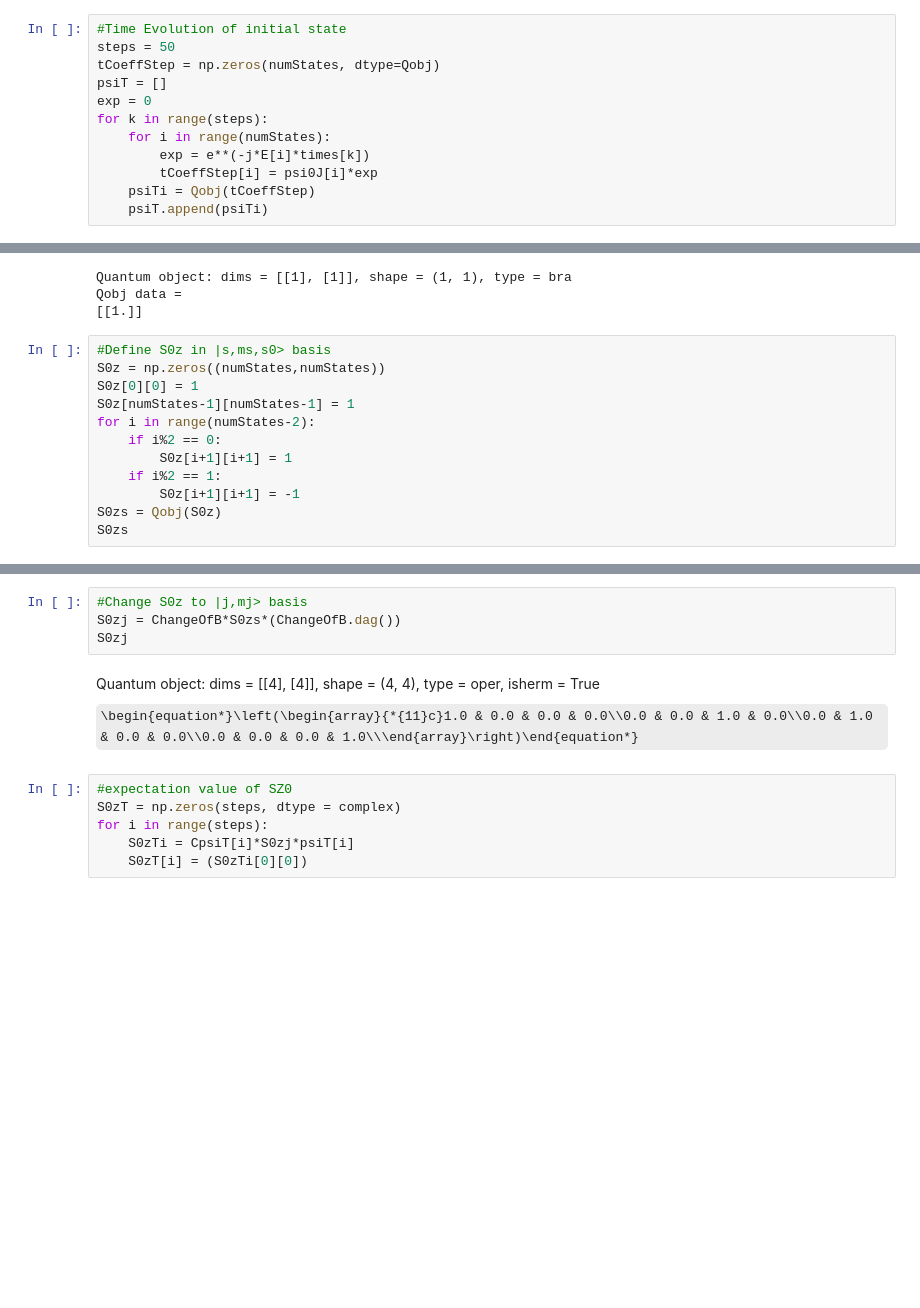
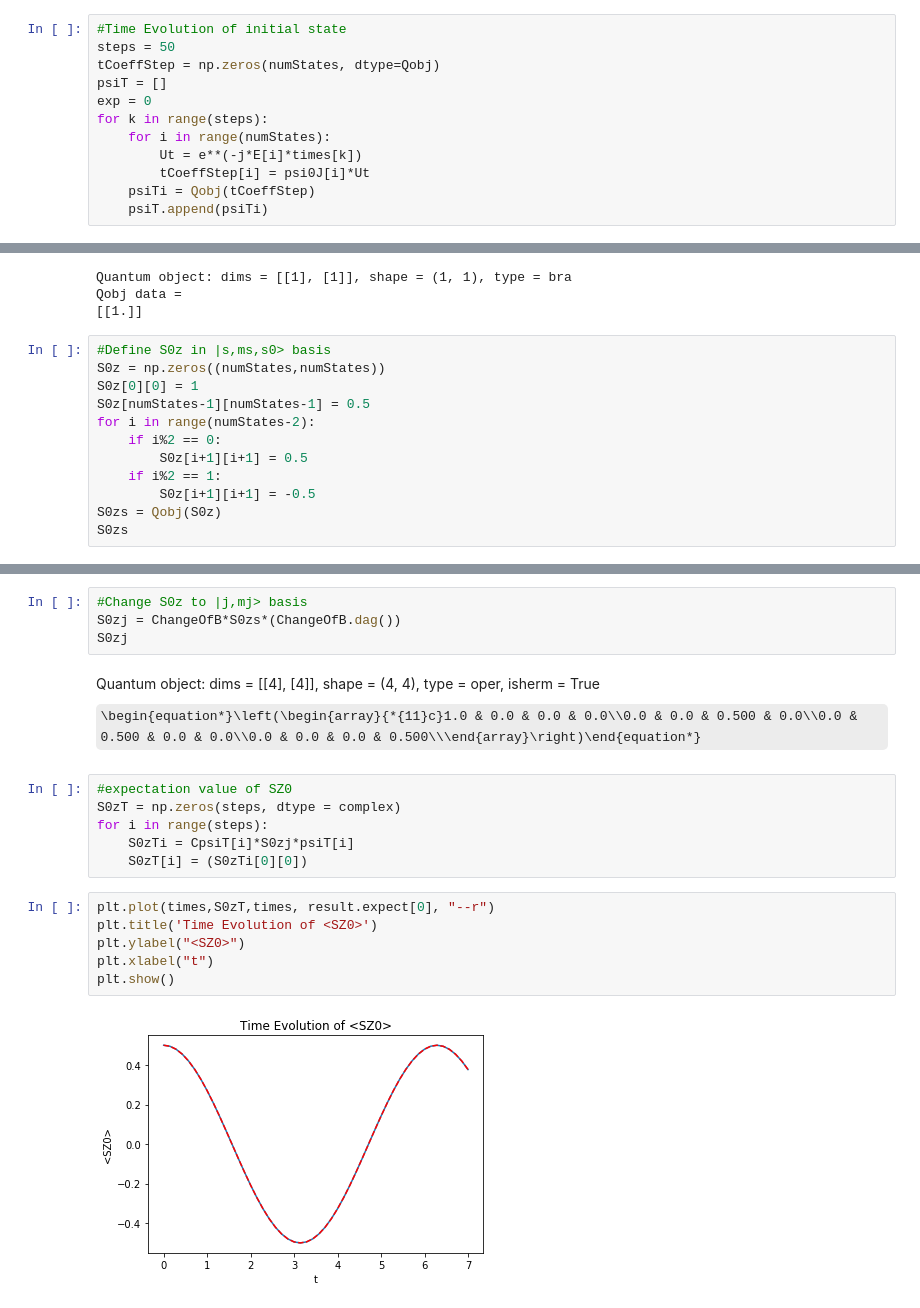
Before and after one commit to aorfi/Phys459, a Jupyter notebook: Analytic Solution CS .ipynb, the cells around one changed output, grey strips where cells are left out. Cells and saved outputs as stored; diff of their text form; some formulas as TeX source; blank space fills up the shorter version.

```diff
--- a/Analytic Solution CS .ipynb
+++ b/Analytic Solution CS .ipynb
@@ -177,8 +177,8 @@ psiT = []
 exp = 0
 for k in range(steps):
     for i in range(numStates):
-        exp = e**(-j*E[i]*times[k])
-        tCoeffStep[i] = psi0J[i]*exp
+        Ut = e**(-j*E[i]*times[k])
+        tCoeffStep[i] = psi0J[i]*Ut
     psiTi = Qobj(tCoeffStep)
     psiT.append(psiTi)
 # %%
@@ -198,12 +198,12 @@ Qobj data =
 #Define S0z in |s,ms,s0> basis
 S0z = np.zeros((numStates,numStates))
 S0z[0][0] = 1
-S0z[numStates-1][numStates-1] = 1
+S0z[numStates-1][numStates-1] = 0.5
 for i in range(numStates-2):
     if i%2 == 0:
-        S0z[i+1][i+1] = 1
+        S0z[i+1][i+1] = 0.5
     if i%2 == 1:
-        S0z[i+1][i+1] = -1
+        S0z[i+1][i+1] = -0.5
 S0zs = Qobj(S0z)
 S0zs
 # %% [output]
@@ -213,11 +213,19 @@ Quantum object: dims = [[4], [4]], shape = (4, 4), type = oper, isherm = True\be
 S0zj = ChangeOfB*S0zs*(ChangeOfB.dag())
 S0zj
 # %% [output]
-Quantum object: dims = [[4], [4]], shape = (4, 4), type = oper, isherm = True\begin{equation*}\left(\begin{array}{*{11}c}1.0 & 0.0 & 0.0 & 0.0\\0.0 & 0.0 & 1.0 & 0.0\\0.0 & 1.0 & 0.0 & 0.0\\0.0 & 0.0 & 0.0 & 1.0\\\end{array}\right)\end{equation*}
+Quantum object: dims = [[4], [4]], shape = (4, 4), type = oper, isherm = True\begin{equation*}\left(\begin{array}{*{11}c}1.0 & 0.0 & 0.0 & 0.0\\0.0 & 0.0 & 0.500 & 0.0\\0.0 & 0.500 & 0.0 & 0.0\\0.0 & 0.0 & 0.0 & 0.500\\\end{array}\right)\end{equation*}
 # %%
 #expectation value of SZ0
 S0zT = np.zeros(steps, dtype = complex)
 for i in range(steps):
     S0zTi = CpsiT[i]*S0zj*psiT[i]
     S0zT[i] = (S0zTi[0][0])
+# %%
+plt.plot(times,S0zT,times, result.expect[0], "--r")
+plt.title('Time Evolution of <SZ0>')
+plt.ylabel("<SZ0>")
+plt.xlabel("t")
+plt.show()
+# %% [output]
+[figure, added]
 # %%
```
Also changed, not shown: parts of 3 cells of this notebook, 1 other file.
